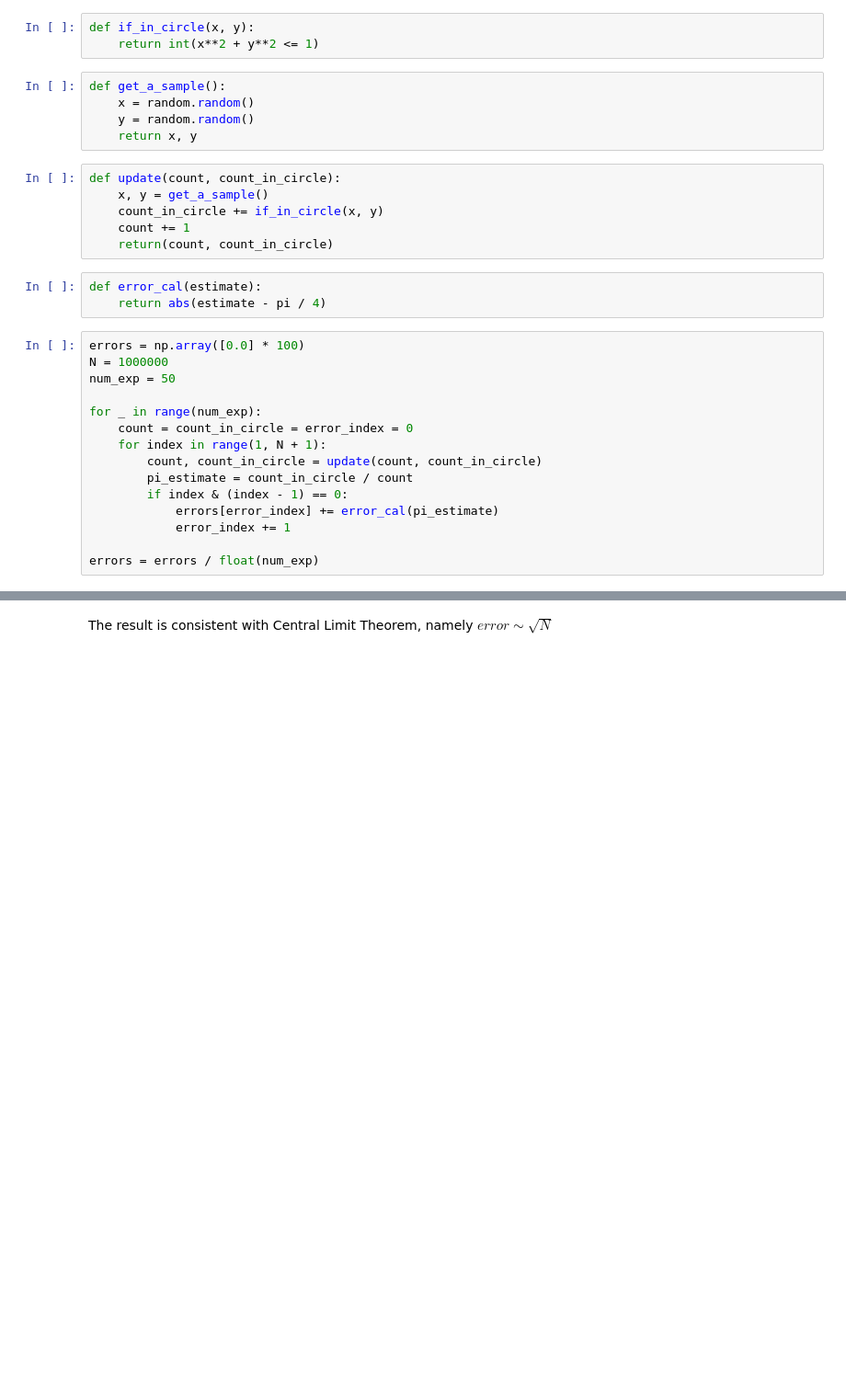
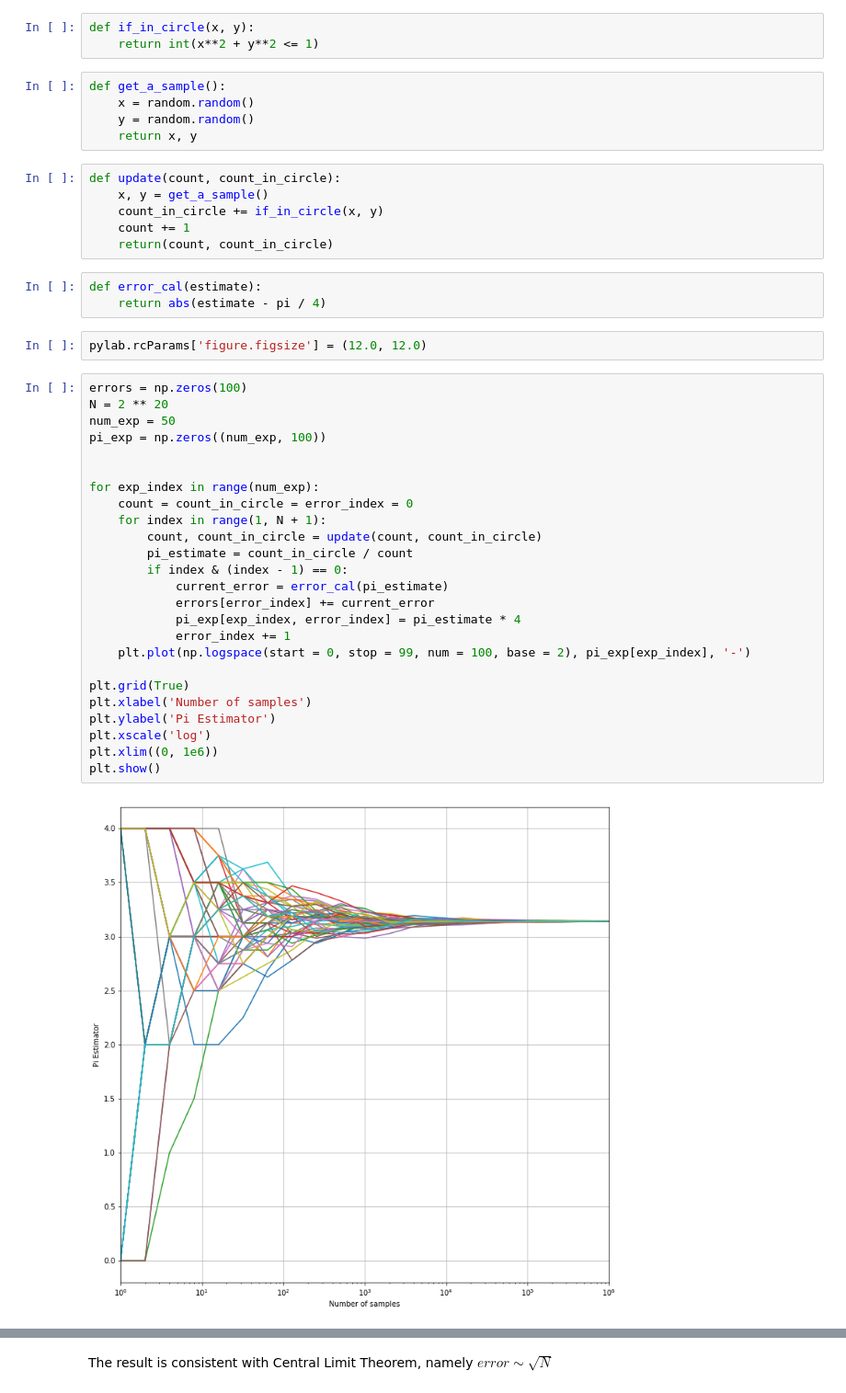
Before and after one commit to alex8937/Monte-Carlo-Simulation-Testing, a Jupyter notebook: Monte Carlo Simulation Testing.ipynb, the cells around one changed output, grey strips where cells are left out. Shown: that part at 92% size. Saved outputs shown, nothing was run; the diff lists cells and outputs as text; blank space fills up the shorter version.

```diff
--- a/Monte Carlo Simulation Testing.ipynb
+++ b/Monte Carlo Simulation Testing.ipynb
@@ -20,18 +22,32 @@ def update(count, count_in_circle):
 # %%
 def error_cal(estimate):
     return abs(estimate - pi / 4)
+# %%
+pylab.rcParams['figure.figsize'] = (12.0, 12.0)
 # %%
-errors = np.array([0.0] * 100)
-N = 1000000
+errors = np.zeros(100)
+N = 2 ** 20
 num_exp = 50
+pi_exp = np.zeros((num_exp, 100))
 
-for _ in range(num_exp):
+
+for exp_index in range(num_exp):
     count = count_in_circle = error_index = 0
     for index in range(1, N + 1):
         count, count_in_circle = update(count, count_in_circle)
         pi_estimate = count_in_circle / count
         if index & (index - 1) == 0:
-            errors[error_index] += error_cal(pi_estimate)
+            current_error = error_cal(pi_estimate)
+            errors[error_index] += current_error
+            pi_exp[exp_index, error_index] = pi_estimate * 4
             error_index += 1
+    plt.plot(np.logspace(start = 0, stop = 99, num = 100, base = 2), pi_exp[exp_index], '-')
 
-errors = errors / float(num_exp)
+plt.grid(True)
+plt.xlabel('Number of samples')
+plt.ylabel('Pi Estimator')
+plt.xscale('log')
+plt.xlim((0, 1e6))
+plt.show()
+# %% [output]
+[figure, added]
```
Also changed, not shown: parts of 4 cells of this notebook, 4 other files.
